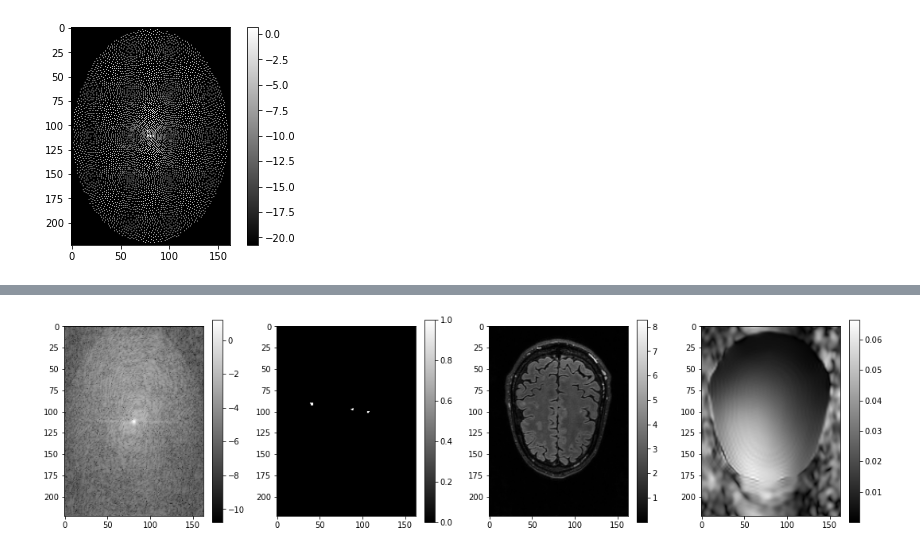
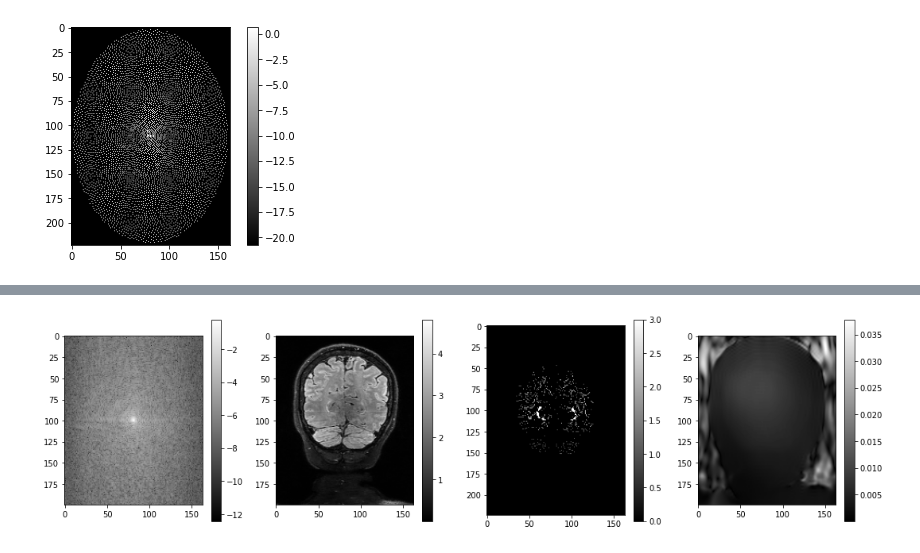
Before and after one commit to LysanderdeJong/RecSeg, a Jupyter notebook: tecfedera_recon.ipynb, the cells around one changed output, grey strips where cells are left out. Cells and saved outputs as stored; diff of their text form; code cells hidden in the pictures.

```diff
--- a/tecfedera_recon.ipynb
+++ b/tecfedera_recon.ipynb
@@ -288,6 +298,6 @@ for i in recon_dataset_files:
 data_path = "/data/projects/tecfidera/data/h5_recon_dataset/"
 tecfider_files = os.listdir(data_path)
 # %%
-segmentationview_mri(data_path, index=40, coil=0, file_index=2)
+view_mri(data_path, index=40, coil=0, file_index=24)
 # %% [output]
-[figure, old version]
+[figure, new version]
```
Also changed, not shown: parts of 4 cells of this notebook, 13 other files.
